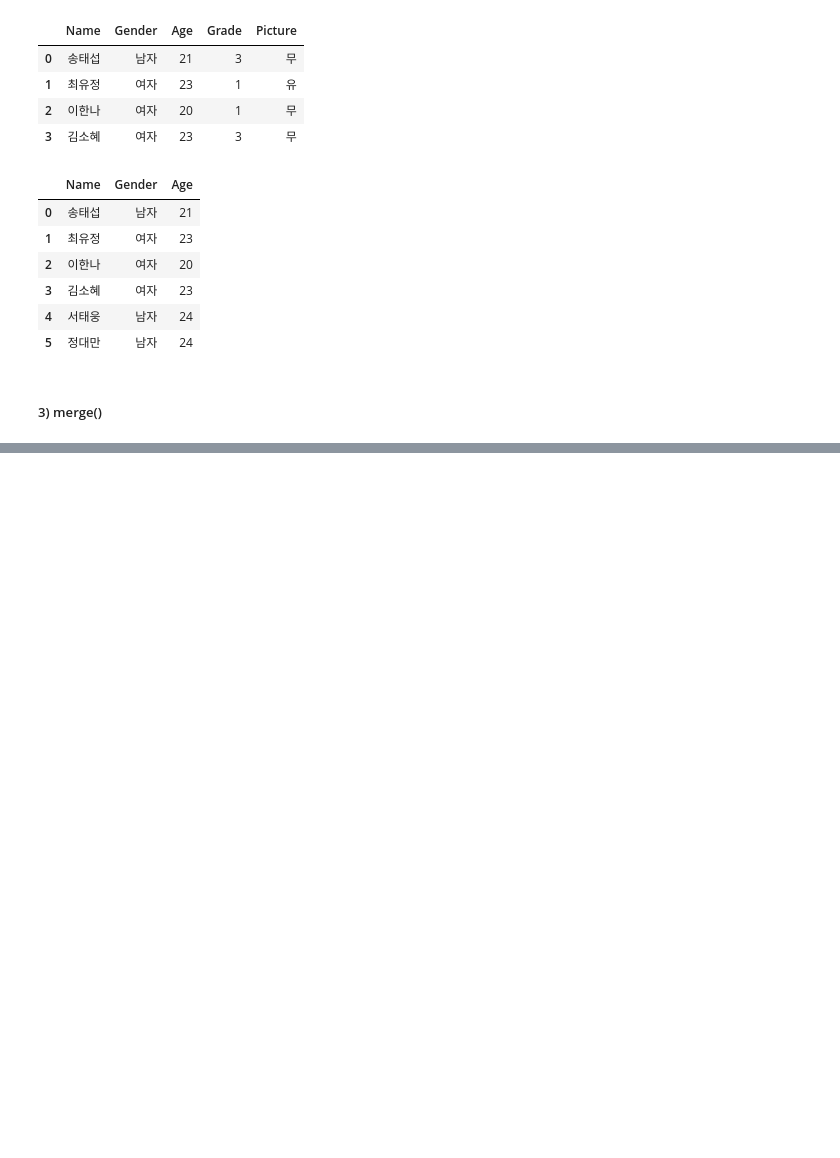
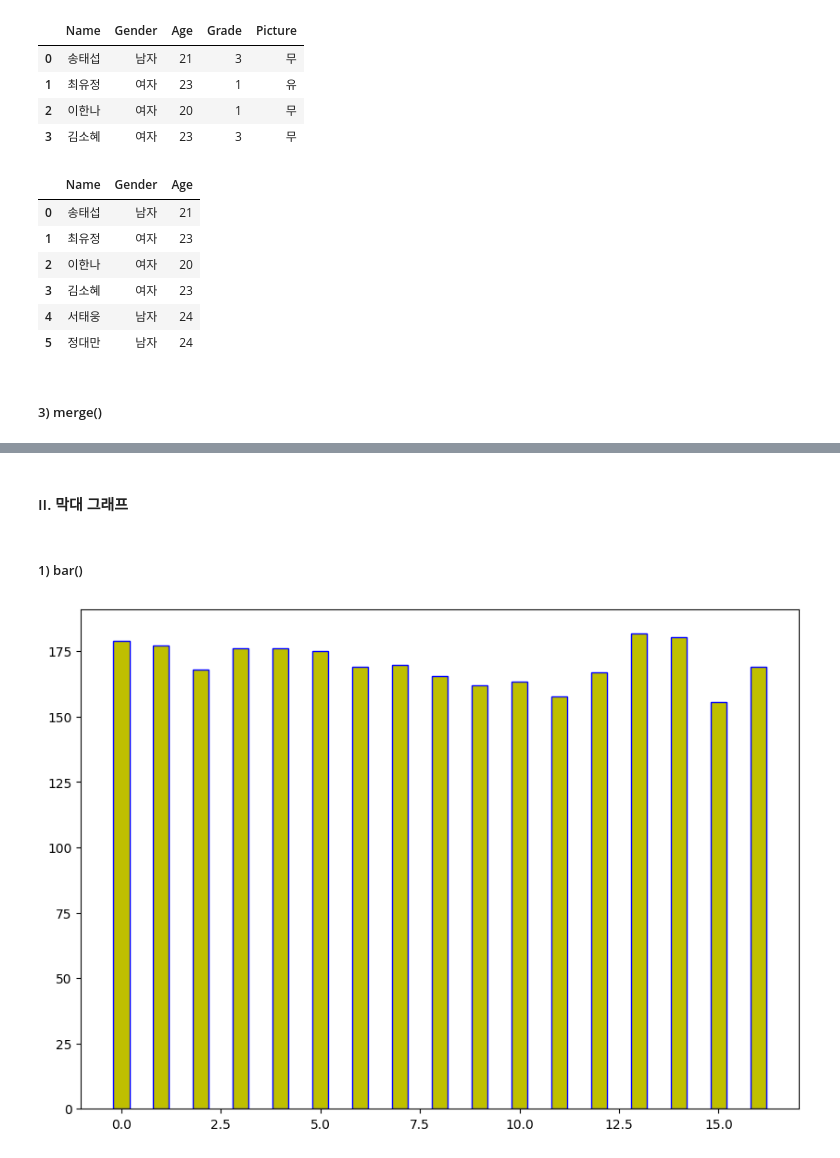
Before and after one commit to jinred9/TIL, a Jupyter notebook: TIL_file/202304/TIL_20230417.ipynb, the cells around one changed output, grey strips where cells are left out. Drawn from its saved outputs; the diff is of its cells as text; code cells hidden in the pictures; blank space fills up the shorter version.

```diff
--- a/TIL_file/202304/TIL_20230417.ipynb
+++ b/TIL_file/202304/TIL_20230417.ipynb
@@ -101,0 +512,16 @@ pd.concat([TB1, TB3], axis=0, ignore_index=True)
+# %% [markdown]
+#### II. 막대 그래프
+# %% [markdown]
+##### 1) bar()
+# %%
+plt.figure(figsize = (10, 7))
+plt.bar(DF.index,
+        DF.Height,
+        width = 0.4,
+        color = 'y',
+        # label = 'Height',
+        edgecolor = 'b')
+# plt.legend()
+plt.show()
+# %% [output]
+[figure, added]
```
Also changed, not shown: parts of 109 cells of this notebook, 3 other files.
